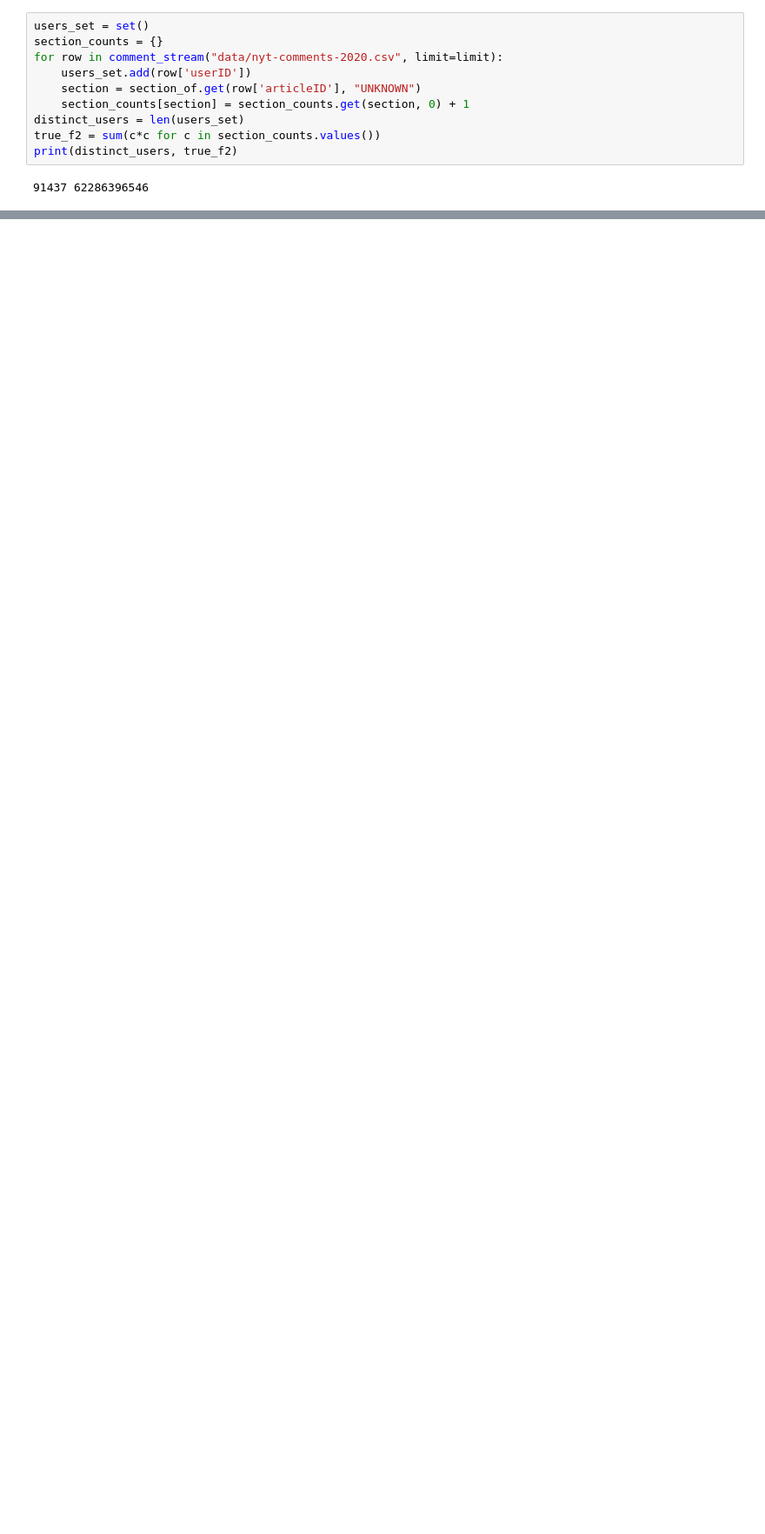
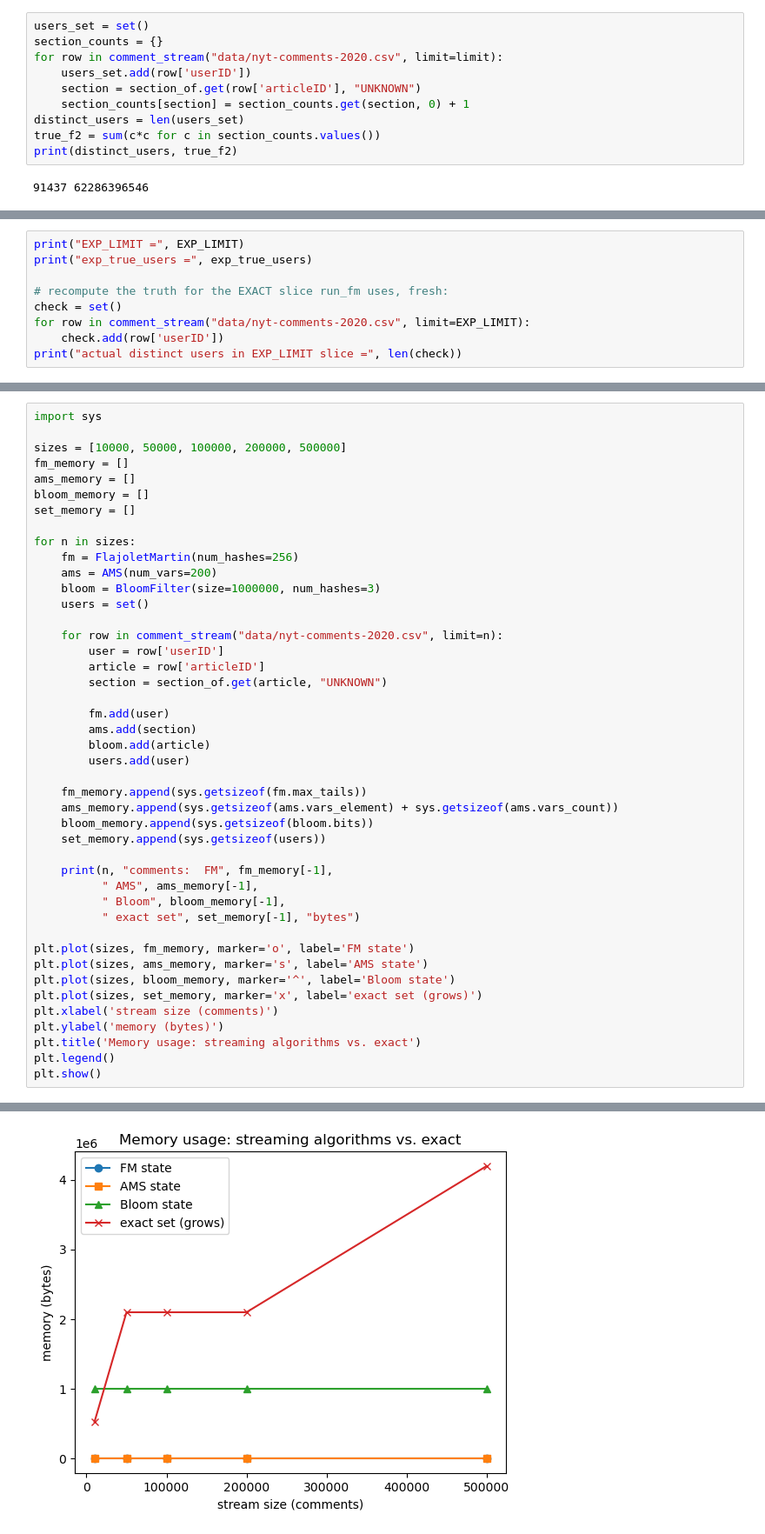
Before and after one commit to FeMaspe02/AlgorithmsProject_MasperoFederico, a Jupyter notebook: stream_analysis.ipynb, the cells around one changed output, grey strips where cells are left out. Shown at 87% size. Drawn from its saved outputs; the diff is of its cells as text; blank space fills up the shorter version.

```diff
--- a/stream_analysis.ipynb
+++ b/stream_analysis.ipynb
@@ -268,0 +349,9 @@ print(distinct_users, true_f2)
+# %%
+print("EXP_LIMIT =", EXP_LIMIT)
+print("exp_true_users =", exp_true_users)
+
+# recompute the truth for the EXACT slice run_fm uses, fresh:
+check = set()
+for row in comment_stream("data/nyt-comments-2020.csv", limit=EXP_LIMIT):
+    check.add(row['userID'])
+print("actual distinct users in EXP_LIMIT slice =", len(check))
@@ -268,0 +459,45 @@ print(distinct_users, true_f2)
+# %%
+import sys
+
+sizes = [10000, 50000, 100000, 200000, 500000]
+fm_memory = []
+ams_memory = []
+bloom_memory = []
+set_memory = []
+
+for n in sizes:
+    fm = FlajoletMartin(num_hashes=256)
+    ams = AMS(num_vars=200)
+    bloom = BloomFilter(size=1000000, num_hashes=3)
+    users = set()
+
+    for row in comment_stream("data/nyt-comments-2020.csv", limit=n):
+        user = row['userID']
+        article = row['articleID']
+        section = section_of.get(article, "UNKNOWN")
+
+        fm.add(user)
+        ams.add(section)
+        bloom.add(article)
+        users.add(user)
+
+    fm_memory.append(sys.getsizeof(fm.max_tails))
+    ams_memory.append(sys.getsizeof(ams.vars_element) + sys.getsizeof(ams.vars_count))
+    bloom_memory.append(sys.getsizeof(bloom.bits))
+    set_memory.append(sys.getsizeof(users))
+
+    print(n, "comments:  FM", fm_memory[-1],
+          " AMS", ams_memory[-1],
+          " Bloom", bloom_memory[-1],
+          " exact set", set_memory[-1], "bytes")
+
+plt.plot(sizes, fm_memory, marker='o', label='FM state')
+plt.plot(sizes, ams_memory, marker='s', label='AMS state')
+plt.plot(sizes, bloom_memory, marker='^', label='Bloom state')
+plt.plot(sizes, set_memory, marker='x', label='exact set (grows)')
+plt.xlabel('stream size (comments)')
+plt.ylabel('memory (bytes)')
+plt.title('Memory usage: streaming algorithms vs. exact')
+plt.legend()
+plt.show()
+# %% [output]
@@ -268,0 +509 @@ print(distinct_users, true_f2)
+[figure, added]
```
Also changed, not shown: parts of 20 cells of this notebook.
